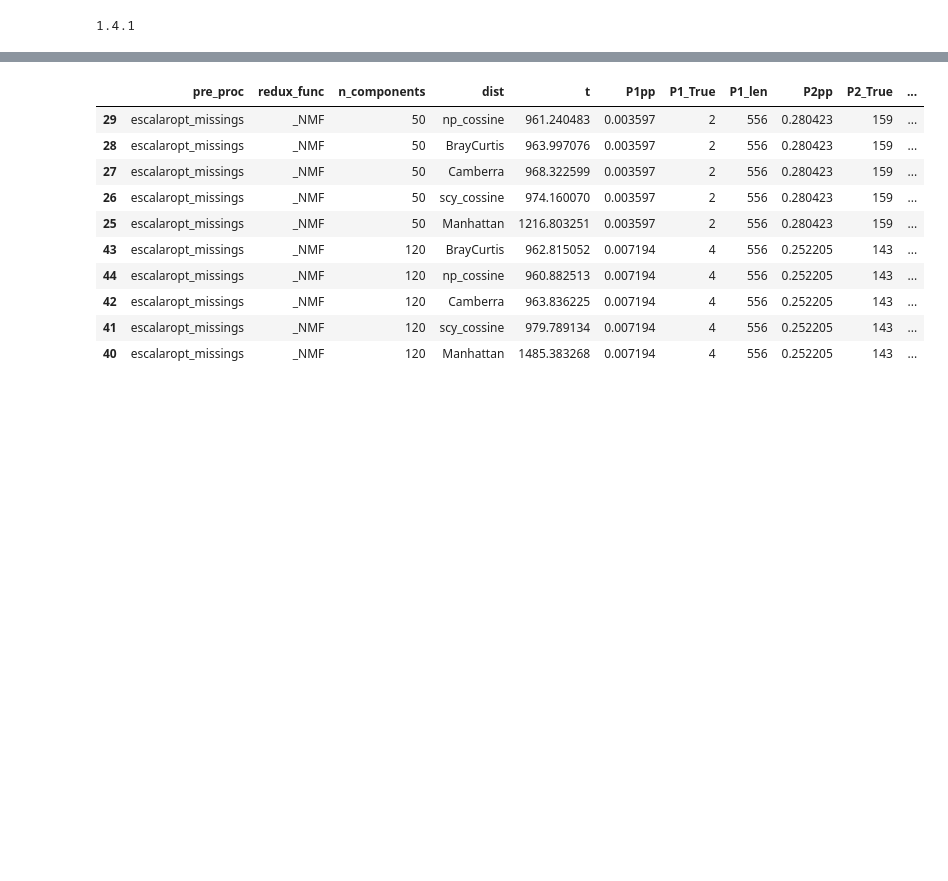
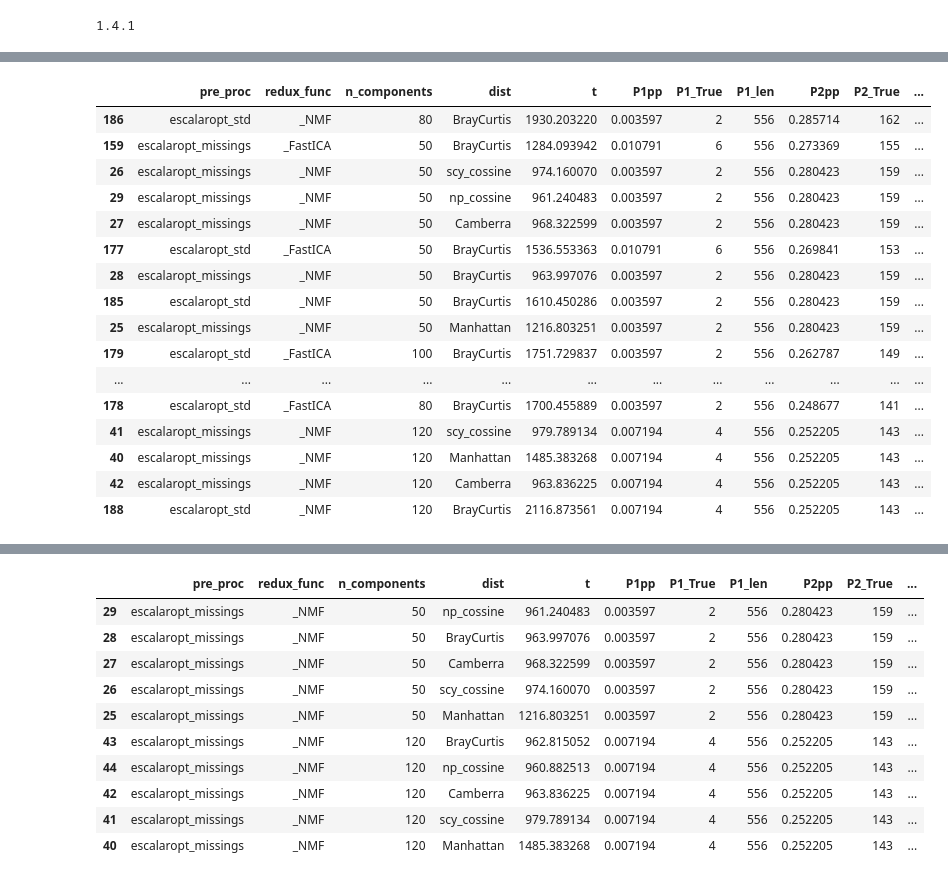
Before and after one commit to ysraell/aceleradev_private, a Jupyter notebook: projeto/EDA/Check_results.ipynb, the cells around one changed output, grey strips where cells are left out. Drawn from its saved outputs; the diff is of its cells as text; code cells hidden in the pictures; blank space fills up the shorter version.

```diff
--- a/projeto/EDA/Check_results.ipynb
+++ b/projeto/EDA/Check_results.ipynb
@@ -59,3 +60,23 @@ print(df_laoded.sort_values(by='T_True', ascending=False).head(1))
+# %%
+df_laoded.sort_values(by='T23_True', ascending=False).head(20)
+# %% [output]
+|  | pre_proc | redux_func | n_components | dist | t | P1pp | P1_True | P1_len | P2pp | P2_True | ... |
+| 186 | escalaropt_std | _NMF | 80 | BrayCurtis | 1930.203220 | 0.003597 | 2 | 556 | 0.285714 | 162 | ... |
+| 159 | escalaropt_missings | _FastICA | 50 | BrayCurtis | 1284.093942 | 0.010791 | 6 | 556 | 0.273369 | 155 | ... |
+| 26 | escalaropt_missings | _NMF | 50 | scy_cossine | 974.160070 | 0.003597 | 2 | 556 | 0.280423 | 159 | ... |
+| 29 | escalaropt_missings | _NMF | 50 | np_cossine | 961.240483 | 0.003597 | 2 | 556 | 0.280423 | 159 | ... |
+| 27 | escalaropt_missings | _NMF | 50 | Camberra | 968.322599 | 0.003597 | 2 | 556 | 0.280423 | 159 | ... |
+| 177 | escalaropt_std | _FastICA | 50 | BrayCurtis | 1536.553363 | 0.010791 | 6 | 556 | 0.269841 | 153 | ... |
+| 28 | escalaropt_missings | _NMF | 50 | BrayCurtis | 963.997076 | 0.003597 | 2 | 556 | 0.280423 | 159 | ... |
+| 185 | escalaropt_std | _NMF | 50 | BrayCurtis | 1610.450286 | 0.003597 | 2 | 556 | 0.280423 | 159 | ... |
+| 25 | escalaropt_missings | _NMF | 50 | Manhattan | 1216.803251 | 0.003597 | 2 | 556 | 0.280423 | 159 | ... |
+| 179 | escalaropt_std | _FastICA | 100 | BrayCurtis | 1751.729837 | 0.003597 | 2 | 556 | 0.262787 | 149 | ... |
+| ... | ... | ... | ... | ... | ... | ... | ... | ... | ... | ... | ... |
+| 178 | escalaropt_std | _FastICA | 80 | BrayCurtis | 1700.455889 | 0.003597 | 2 | 556 | 0.248677 | 141 | ... |
+| 41 | escalaropt_missings | _NMF | 120 | scy_cossine | 979.789134 | 0.007194 | 4 | 556 | 0.252205 | 143 | ... |
+| 40 | escalaropt_missings | _NMF | 120 | Manhattan | 1485.383268 | 0.007194 | 4 | 556 | 0.252205 | 143 | ... |
+| 42 | escalaropt_missings | _NMF | 120 | Camberra | 963.836225 | 0.007194 | 4 | 556 | 0.252205 | 143 | ... |
+| 188 | escalaropt_std | _NMF | 120 | BrayCurtis | 2116.873561 | 0.007194 | 4 | 556 | 0.252205 | 143 | ... |
 # %%
 df_laoded.sort_values(by='T_True', ascending=False).head(20)
 # %% [output]
```
Also changed, not shown: parts of 11 cells of this notebook, 3 other files.
